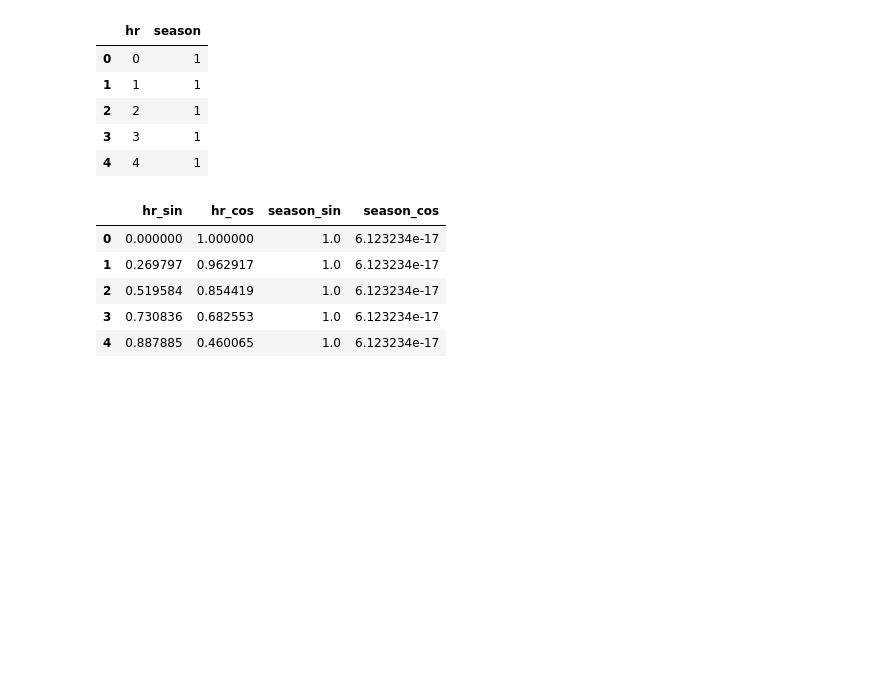
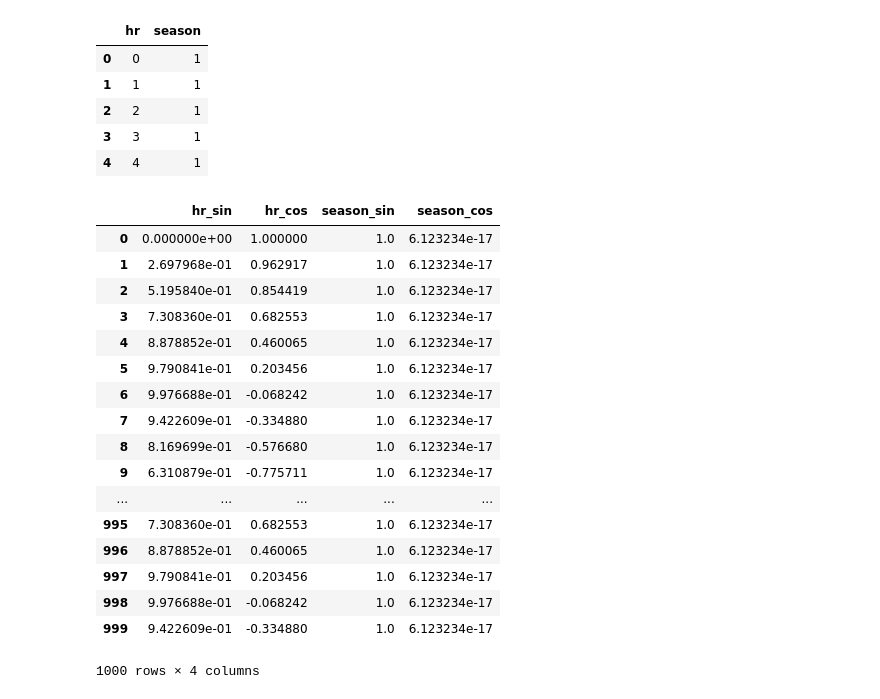
Before and after one commit to pieroit/corso_ml_python_youtube_pollo, a Jupyter notebook: bike_time.ipynb, the cells around one changed output. Drawn from its saved outputs; the diff is of its cells as text; code cells hidden in the pictures; blank space fills up the shorter version.

```diff
--- a/prove/bike_time.ipynb
+++ b/bike_time.ipynb
@@ -22,14 +19,27 @@ df.head()
 trans = TimeTransformer()
 trans.fit(df)
 df_clock = trans.transform(df)
-df_clock.head()
-# %% [output]
-|  | hr_sin | hr_cos | season_sin | season_cos |
-| 0 | 0.000000 | 1.000000 | 1.0 | 6.123234e-17 |
-| 1 | 0.269797 | 0.962917 | 1.0 | 6.123234e-17 |
-| 2 | 0.519584 | 0.854419 | 1.0 | 6.123234e-17 |
-| 3 | 0.730836 | 0.682553 | 1.0 | 6.123234e-17 |
-| 4 | 0.887885 | 0.460065 | 1.0 | 6.123234e-17 |
+# %%
+df_clock.head(1000)
+# %% [output]
+|  | hr_sin | hr_cos | season_sin | season_cos |
+| 0 | 0.000000e+00 | 1.000000 | 1.0 | 6.123234e-17 |
+| 1 | 2.697968e-01 | 0.962917 | 1.0 | 6.123234e-17 |
+| 2 | 5.195840e-01 | 0.854419 | 1.0 | 6.123234e-17 |
+| 3 | 7.308360e-01 | 0.682553 | 1.0 | 6.123234e-17 |
+| 4 | 8.878852e-01 | 0.460065 | 1.0 | 6.123234e-17 |
+| 5 | 9.790841e-01 | 0.203456 | 1.0 | 6.123234e-17 |
+| 6 | 9.976688e-01 | -0.068242 | 1.0 | 6.123234e-17 |
+| 7 | 9.422609e-01 | -0.334880 | 1.0 | 6.123234e-17 |
+| 8 | 8.169699e-01 | -0.576680 | 1.0 | 6.123234e-17 |
+| 9 | 6.310879e-01 | -0.775711 | 1.0 | 6.123234e-17 |
+| ... | ... | ... | ... | ... |
+| 995 | 7.308360e-01 | 0.682553 | 1.0 | 6.123234e-17 |
+| 996 | 8.878852e-01 | 0.460065 | 1.0 | 6.123234e-17 |
+| 997 | 9.790841e-01 | 0.203456 | 1.0 | 6.123234e-17 |
+| 998 | 9.976688e-01 | -0.068242 | 1.0 | 6.123234e-17 |
+| 999 | 9.422609e-01 | -0.334880 | 1.0 | 6.123234e-17 |
+1000 rows × 4 columns
 # %%
 sns.lineplot(x=df['hr'], y=df_clock['hr_sin'])
 sns.lineplot(x=df['hr'], y=df_clock['hr_cos'])
```
Also changed, not shown: parts of 4 cells of this notebook, 15 other files.
